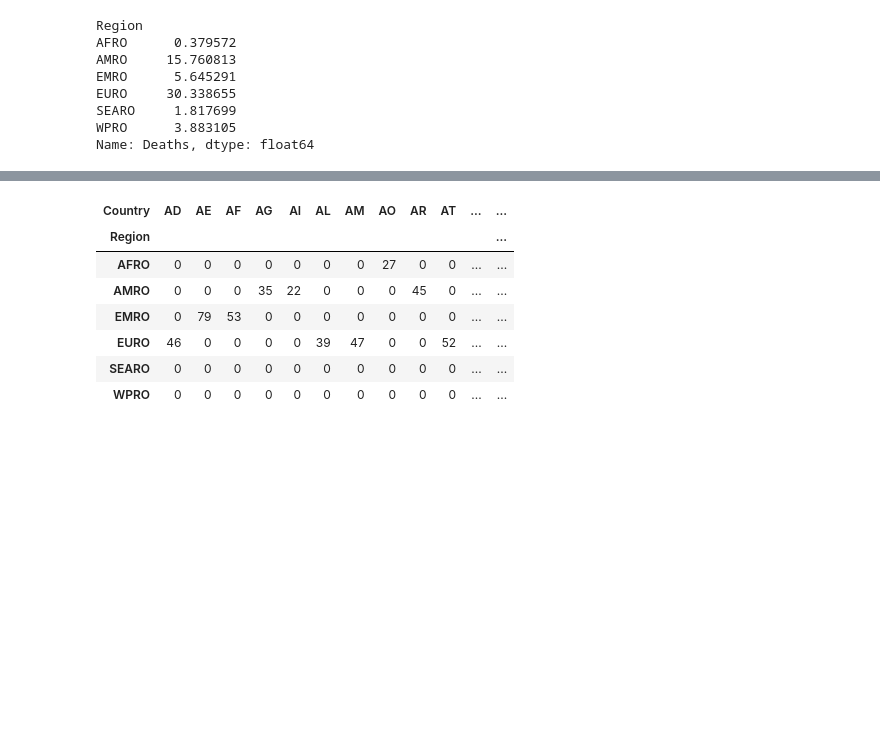
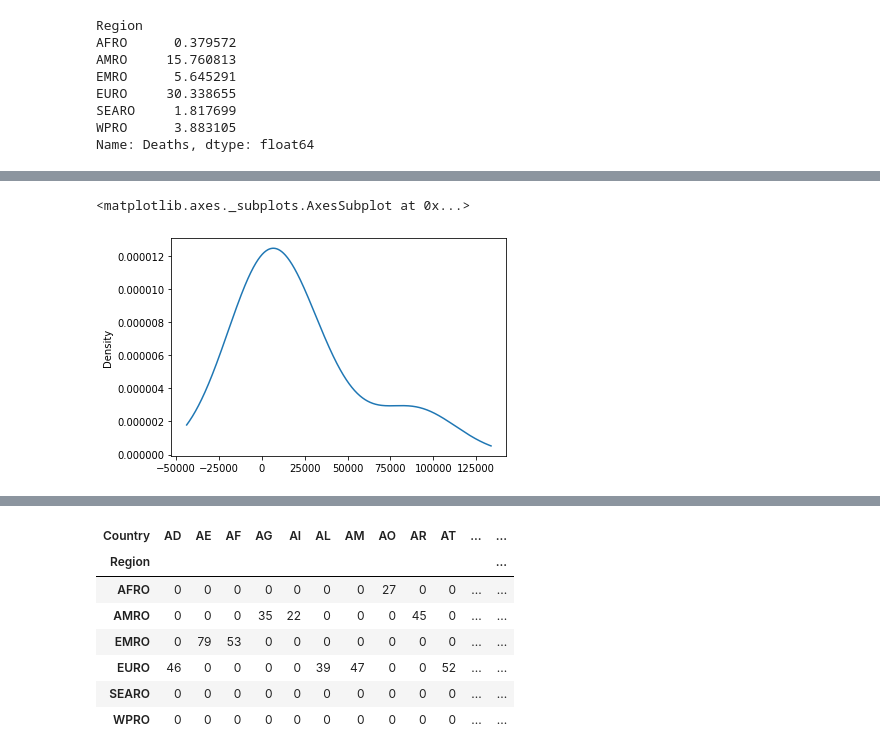
Before and after one commit to KwameDaniel/data_analysis, a Jupyter notebook: notebooks/experi_section_data_analysis.ipynb, the cells around one changed output, grey strips where cells are left out. Drawn from its saved outputs; the diff is of its cells as text; code cells hidden in the pictures; blank space fills up the shorter version.

```diff
--- a/notebooks/experi_section_data_analysis.ipynb
+++ b/notebooks/experi_section_data_analysis.ipynb
@@ -168,0 +203,6 @@ Name: Deaths, dtype: int64
+# %%
+#kde plot for sum of deaths at Regional level
+covid_df.groupby(['Region']).Deaths.sum().plot(kind='kde')
+# %% [output]
+<matplotlib.axes._subplots.AxesSubplot at 0x...>
+[figure, added]
```
Also changed, not shown: parts of 27 cells of this notebook.
